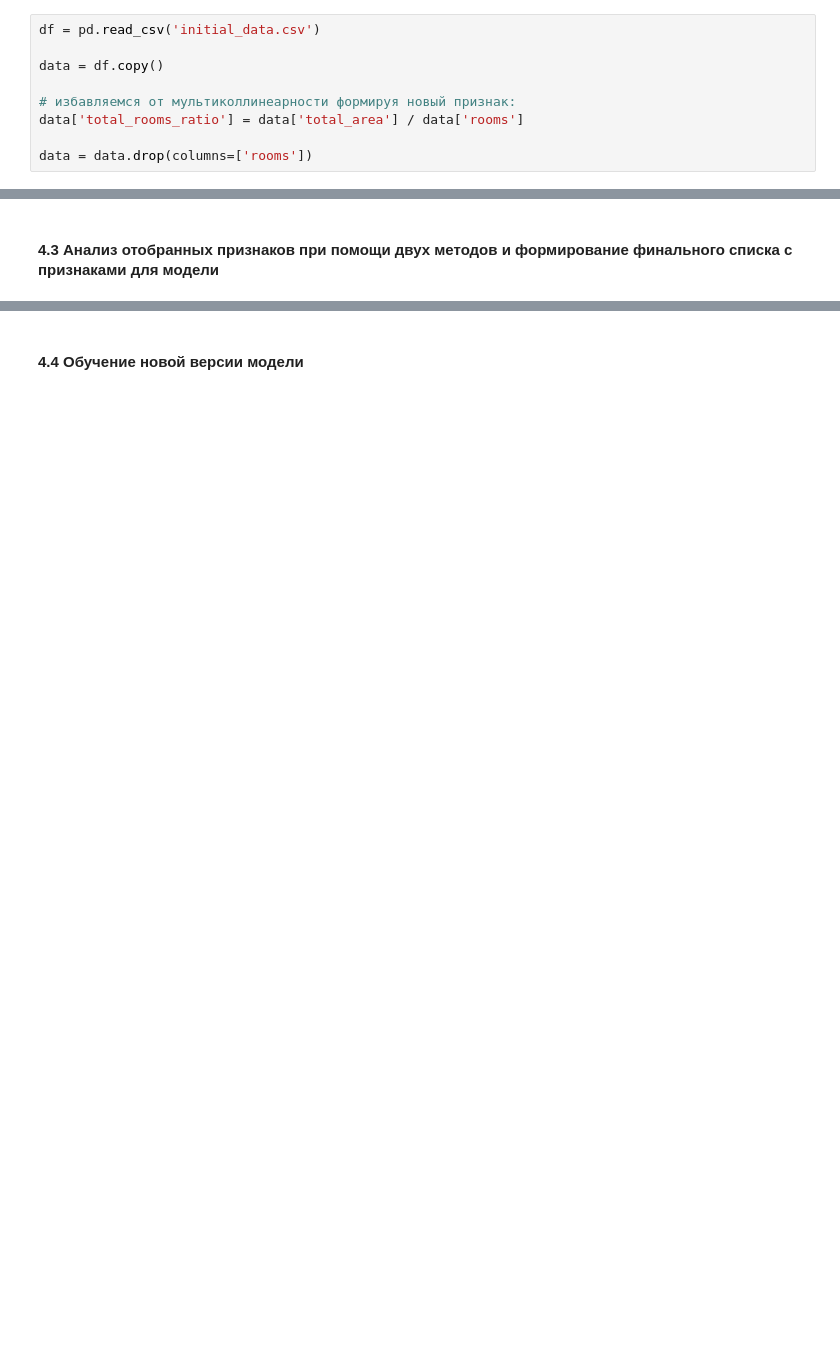
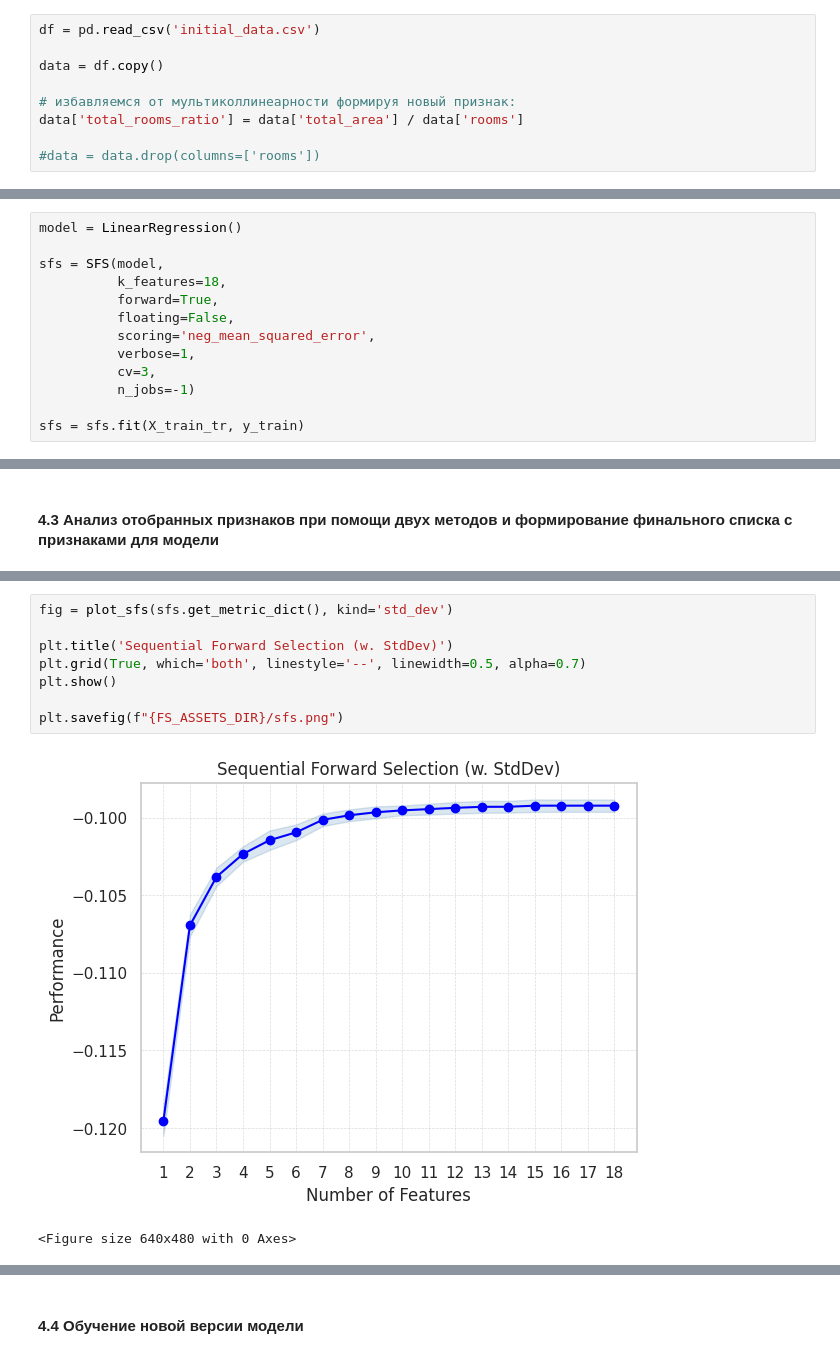
Before and after one commit to ozerge/mle-project-sprint-2-v001, a Jupyter notebook: model_improvement/project_template_sprint_2.ipynb, the cells around one changed output, grey strips where cells are left out. Saved outputs shown, nothing was run; the diff lists cells and outputs as text; blank space fills up the shorter version.

Commit message:
log_feature_select

```diff
--- a/model_improvement/project_template_sprint_2.ipynb
+++ b/model_improvement/project_template_sprint_2.ipynb
@@ -564,7 +564,7 @@ data = df.copy()
 # избавляемся от мультиколлинеарности формируя новый признак:
 data['total_rooms_ratio'] = data['total_area'] / data['rooms']
 
-data = data.drop(columns=['rooms'])
+#data = data.drop(columns=['rooms'])
 # %%
 # добавляем новый признак расстояния до центра:
 
@@ -856,0 +917,13 @@ run_id:  1b0f055c8ed74f31898c3b344484b4c0
+# %%
+model = LinearRegression()
+
+sfs = SFS(model,
+          k_features=18,
+          forward=True,
+          floating=False,
+          scoring='neg_mean_squared_error',
+          verbose=1,
+          cv=3,
+          n_jobs=-1)
+
+sfs = sfs.fit(X_train_tr, y_train)
@@ -860,0 +1039,11 @@ run_id:  1b0f055c8ed74f31898c3b344484b4c0
+# %%
+fig = plot_sfs(sfs.get_metric_dict(), kind='std_dev')
+
+plt.title('Sequential Forward Selection (w. StdDev)')
+plt.grid(True, which='both', linestyle='--', linewidth=0.5, alpha=0.7)
+plt.show()
+
+plt.savefig(f"{FS_ASSETS_DIR}/sfs.png")
+# %% [output]
+[figure, added]
+<Figure size 640x480 with 0 Axes>
```
Also changed, not shown: parts of 24 cells of this notebook, 9 other files.
